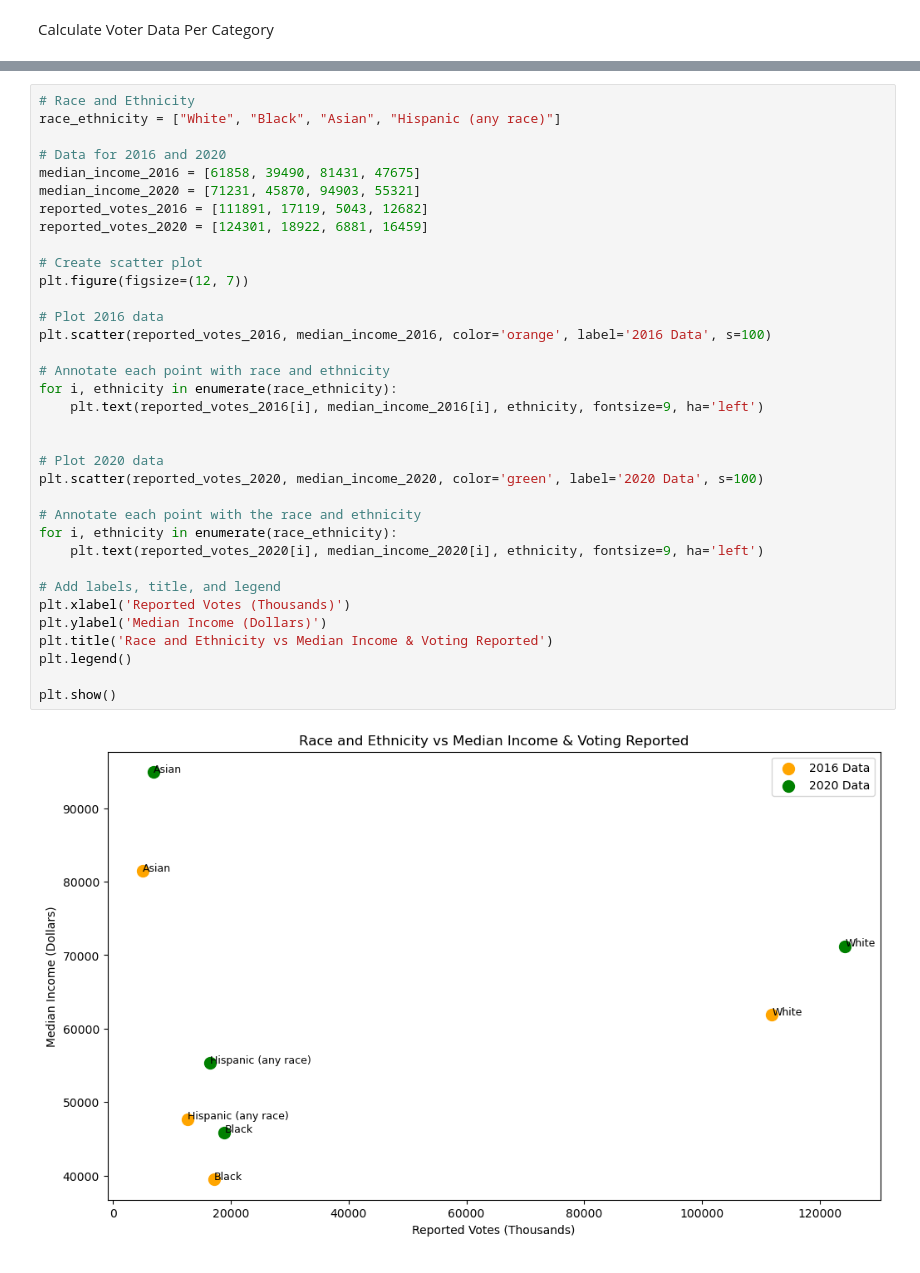
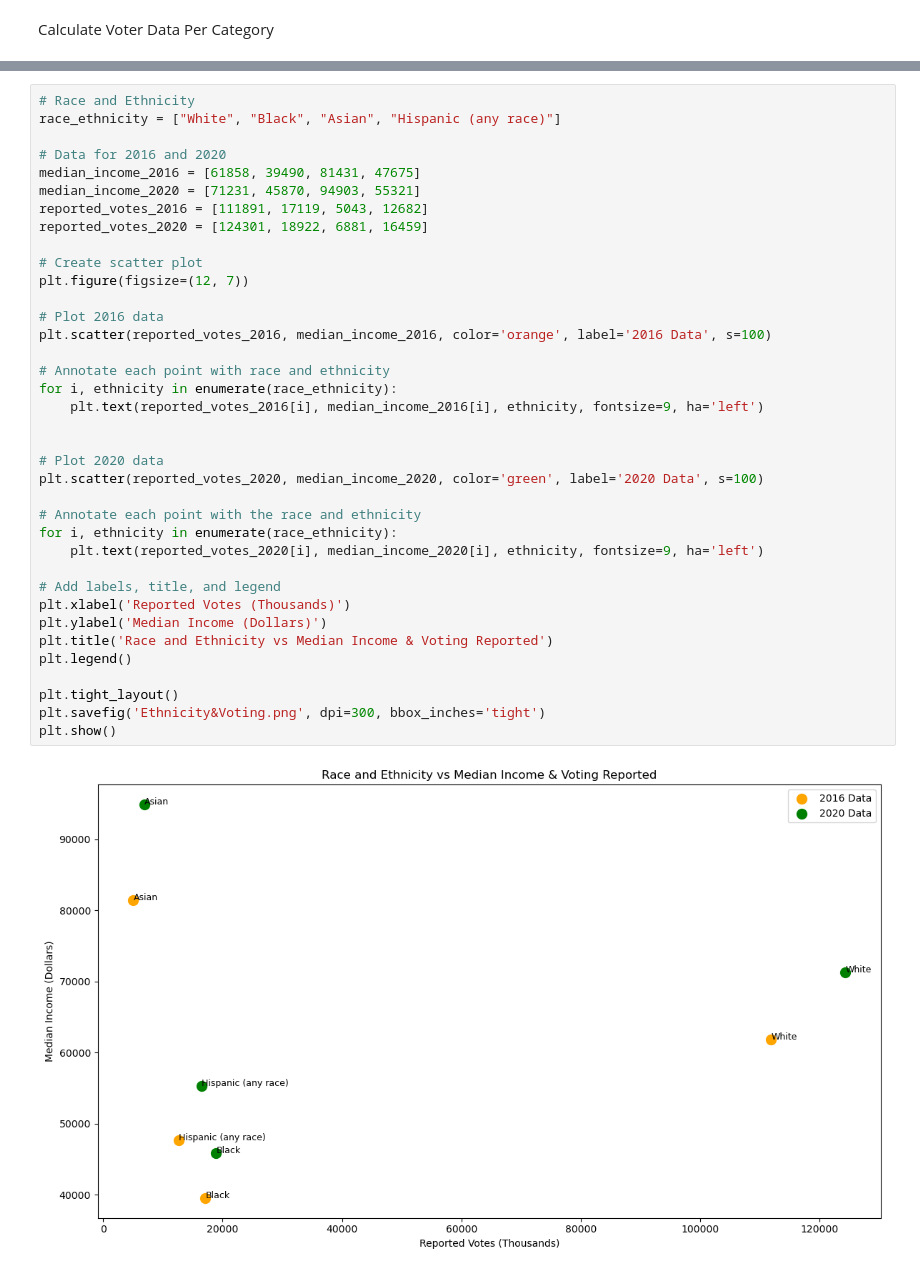
Before and after one commit to Sharkb8t/Project_1, a Jupyter notebook: Project_1.ipynb, the cells around one changed output, grey strips where cells are left out. Cells and saved outputs as stored; diff of their text form.

```diff
--- a/Project_1.ipynb
+++ b/Project_1.ipynb
@@ -570,34 +584,36 @@ median_income_2016 = [61858, 39490, 81431, 47675]
 median_income_2020 = [71231, 45870, 94903, 55321]
 reported_votes_2016 = [111891, 17119, 5043, 12682]
 reported_votes_2020 = [124301, 18922, 6881, 16459]
 
 # Create scatter plot
 plt.figure(figsize=(12, 7))
 
 # Plot 2016 data
 plt.scatter(reported_votes_2016, median_income_2016, color='orange', label='2016 Data', s=100)
 
 # Annotate each point with race and ethnicity
 for i, ethnicity in enumerate(race_ethnicity):
     plt.text(reported_votes_2016[i], median_income_2016[i], ethnicity, fontsize=9, ha='left')
 
 
 # Plot 2020 data
 plt.scatter(reported_votes_2020, median_income_2020, color='green', label='2020 Data', s=100)
 
 # Annotate each point with the race and ethnicity
 for i, ethnicity in enumerate(race_ethnicity):
     plt.text(reported_votes_2020[i], median_income_2020[i], ethnicity, fontsize=9, ha='left')
 
 # Add labels, title, and legend
 plt.xlabel('Reported Votes (Thousands)')
 plt.ylabel('Median Income (Dollars)')
 plt.title('Race and Ethnicity vs Median Income & Voting Reported')
 plt.legend()
 
+plt.tight_layout()
+plt.savefig('Ethnicity&Voting.png', dpi=300, bbox_inches='tight')
 plt.show()
 # %% [output]
-[figure, old version]
+[figure, new version]
 # %%
 # Age ranges
 age_ranges = ["18 to 24 years", "25 to 34 years", "35 to 44 years", "45 to 54 years", "55 to 64 years", "65 years and older"]
```
Also changed, not shown: parts of 7 cells of this notebook, 8 other files.
